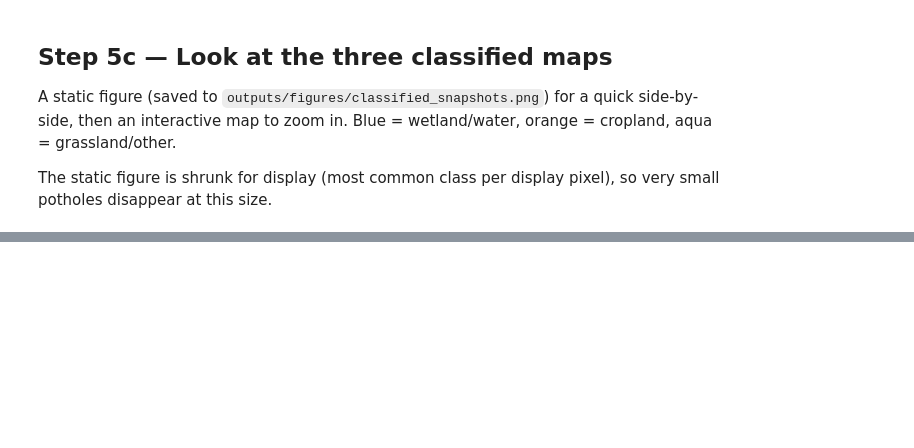
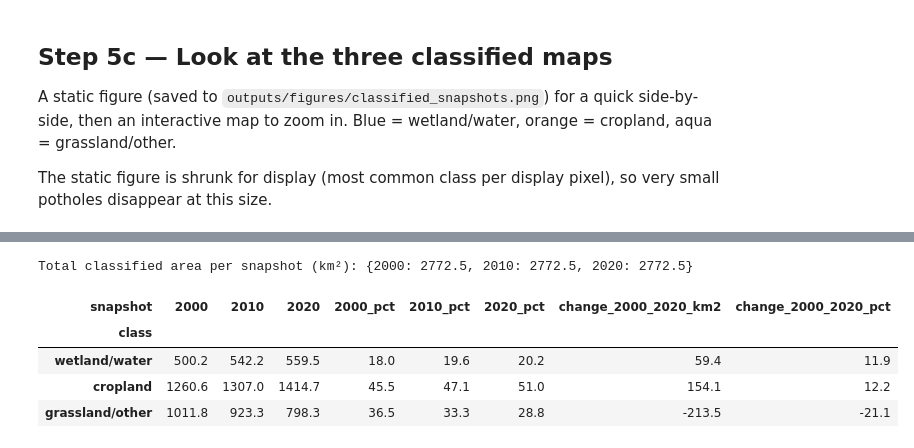
Before and after one commit to liammartin3/agriculture-wetland-loss, a Jupyter notebook: wetland_loss.ipynb, the cells around one changed output, grey strips where cells are left out. Saved outputs shown, nothing was run; the diff lists cells and outputs as text; code cells hidden in the pictures; blank space fills up the shorter version.

Commit message:
Step 6: class area per snapshot and bar chart
Co-Authored-By: Claude Opus 5.5 <noreply@anthropic.com>

```diff
--- a/wetland_loss.ipynb
+++ b/wetland_loss.ipynb
@@ -919,0 +930,33 @@ m5
+# %%
+area_rows = []
+for year, img in classified.items():
+    groups = (
+        ee.Image.pixelArea().divide(1e6).rename("km2").addBands(img)
+        .reduceRegion(reducer=ee.Reducer.sum().group(groupField=1, groupName="class"),
+                      geometry=aoi, crs=cdl_proj, scale=30, maxPixels=1e10)
+        .get("groups").getInfo()
+    )
+    for g in groups:
+        area_rows.append({"snapshot": year, "class": CLASS_NAMES[int(g["class"])], "km2": g["sum"]})
+
+areas = pd.DataFrame(area_rows).pivot(index="class", columns="snapshot", values="km2")
+areas = areas.loc[list(CLASS_NAMES.values())]
+total_km2 = areas.sum()  # same total every year (the watershed)
+
+area_table = areas.round(1)
+for year in SNAPSHOTS:
+    area_table[f"{year}_pct"] = (100 * areas[year] / total_km2[year]).round(1)
+area_table["change_2000_2020_km2"] = (areas[2020] - areas[2000]).round(1)
+area_table["change_2000_2020_pct"] = (100 * (areas[2020] - areas[2000]) / areas[2000]).round(1)
+area_table.columns = area_table.columns.map(str)
+area_table.to_csv("outputs/class_area_by_snapshot.csv")
+
+print("Total classified area per snapshot (km²):", total_km2.round(1).to_dict())
+area_table
+# %% [output]
+Total classified area per snapshot (km²): {2000: 2772.5, 2010: 2772.5, 2020: 2772.5}
+| snapshot | 2000 | 2010 | 2020 | 2000_pct | 2010_pct | 2020_pct | change_2000_2020_km2 | change_2000_2020_pct |
+| class |  |  |  |  |  |  |  |  |
+| wetland/water | 500.2 | 542.2 | 559.5 | 18.0 | 19.6 | 20.2 | 59.4 | 11.9 |
+| cropland | 1260.6 | 1307.0 | 1414.7 | 45.5 | 47.1 | 51.0 | 154.1 | 12.2 |
+| grassland/other | 1011.8 | 923.3 | 798.3 | 36.5 | 33.3 | 28.8 | -213.5 | -21.1 |
```
Also changed, not shown: parts of 3 cells of this notebook, 2 other files.
